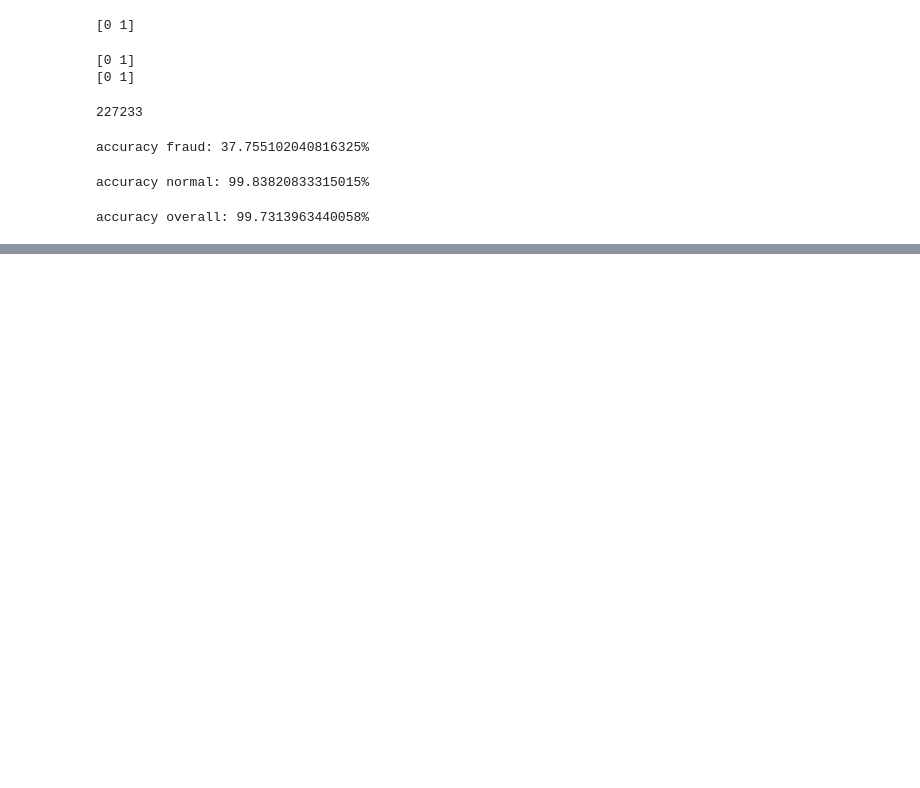
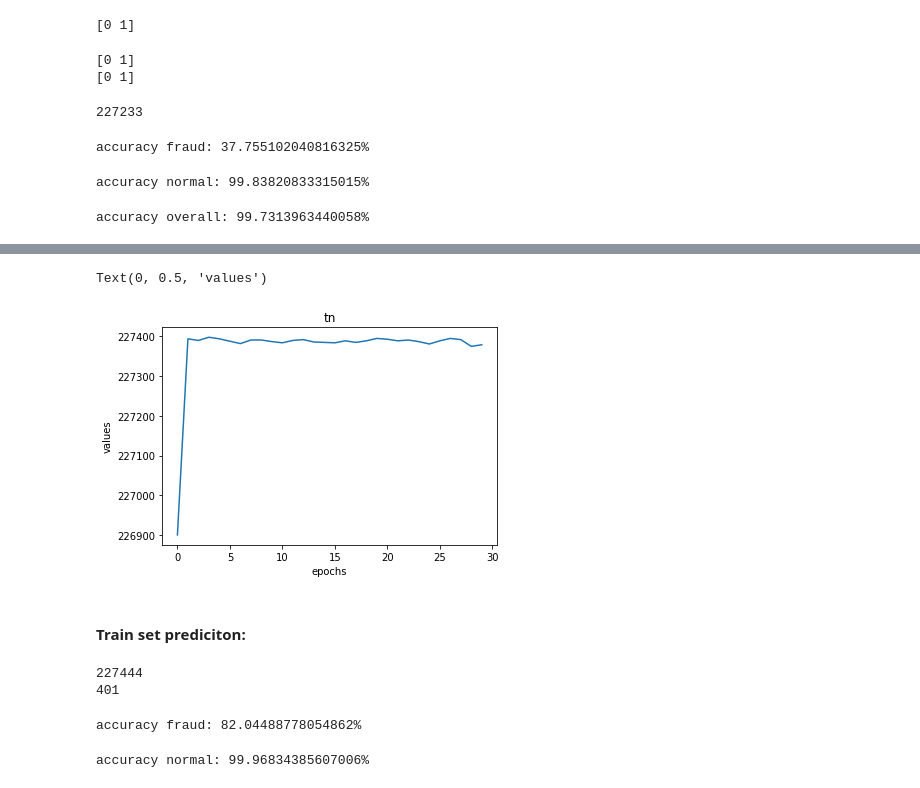
Before and after one commit to atefattia/data_science, a Jupyter notebook: credit_card_fraud_detection/fraud_detection.ipynb, the cells around one changed output, grey strips where cells are left out. Saved outputs shown, nothing was run; the diff lists cells and outputs as text; code cells hidden in the pictures; blank space fills up the shorter version.

Commit message:
added neural networks version of fraud detection

```diff
--- a/credit_card_fraud_detection/fraud_detection.ipynb
+++ b/credit_card_fraud_detection/fraud_detection.ipynb
@@ -251,0 +341,13 @@ accuracy overall: 99.7313963440058%
+# %%
+from tensorflow import keras
+
+model = keras.Sequential(
+[
+    keras.layers.Dense(256, activation='relu', input_shape=(X.shape[-1],)),
+    keras.layers.Dense(256, activation='relu'),
+    keras.layers.Dropout(0.3),
+    keras.layers.Dense(256, activation='relu'),
+    keras.layers.Dropout(0.3),
+    keras.layers.Dense(1, activation='sigmoid')
+])
+model.summary()
@@ -251,0 +375,25 @@ accuracy overall: 99.7313963440058%
+# %%
+metrics = [
+    keras.metrics.FalseNegatives(name="fn"),
+    keras.metrics.FalsePositives(name="fp"),
+    keras.metrics.TrueNegatives(name="tn"),
+    keras.metrics.TruePositives(name="tp"),
+    keras.metrics.Precision(name="precision"),
+    keras.metrics.Recall(name="recall"),
+]
+
+model.compile(
+    optimizer=keras.optimizers.Adam(1e-2), loss="binary_crossentropy", metrics=metrics
+)
+
+class_weight = {0: 1.0, 1: 1.0}
+
+history = model.fit(
+                    X,
+                    Y,
+                    batch_size=1024,
+                    epochs=30,
+                    verbose=1,
+                    validation_data=(test_X, test_Y),
+                    class_weight=class_weight,
+                    )
@@ -251,0 +418,11 @@ accuracy overall: 99.7313963440058%
+# %%
+metric = 'tn'
+plt.plot(history.history[metric])
+plt.title(metric)
+plt.xlabel('epochs')
+plt.ylabel('values')
+# %% [output]
+Text(0, 0.5, 'values')
+[figure, added]
+# %% [markdown]
+#### Train set prediciton:
@@ -251,0 +431,19 @@ accuracy overall: 99.7313963440058%
+# %%
+y_pred_int = np.around(y_pred.reshape(-1)).astype(int)
+print(len(y_pred_int[y_pred_int == 0]))
+print(len(y_pred_int[y_pred_int == 1]))
+# %% [output]
+227444
+401
+# %%
+temp = np.array([2 if c == 0 else 1 for c in Y])
+true_pred_fraud = np.sum(y_pred_int == temp)
+print("accuracy fraud: {}%".format((true_pred_fraud / len(Y[Y == 1]))*100))
+# %% [output]
+accuracy fraud: 82.04488778054862%
+# %%
+temp_ = np.array([2 if c == 1 else 0 for c in Y])
+true_pred_normal = np.sum(y_pred_int == temp_)
+print("accuracy normal: {}%".format((true_pred_normal / len(Y[Y == 0]))*100))
+# %% [output]
+accuracy normal: 99.96834385607006%
```
Also changed, not shown: parts of 21 cells of this notebook.
